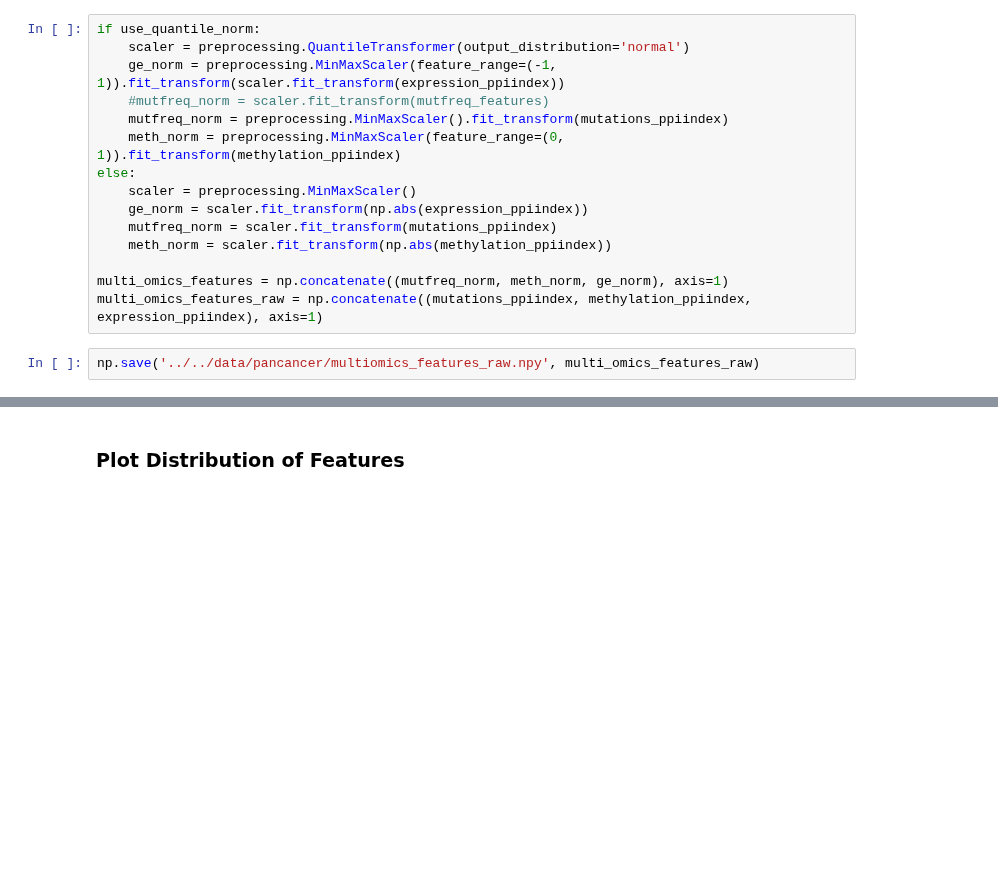
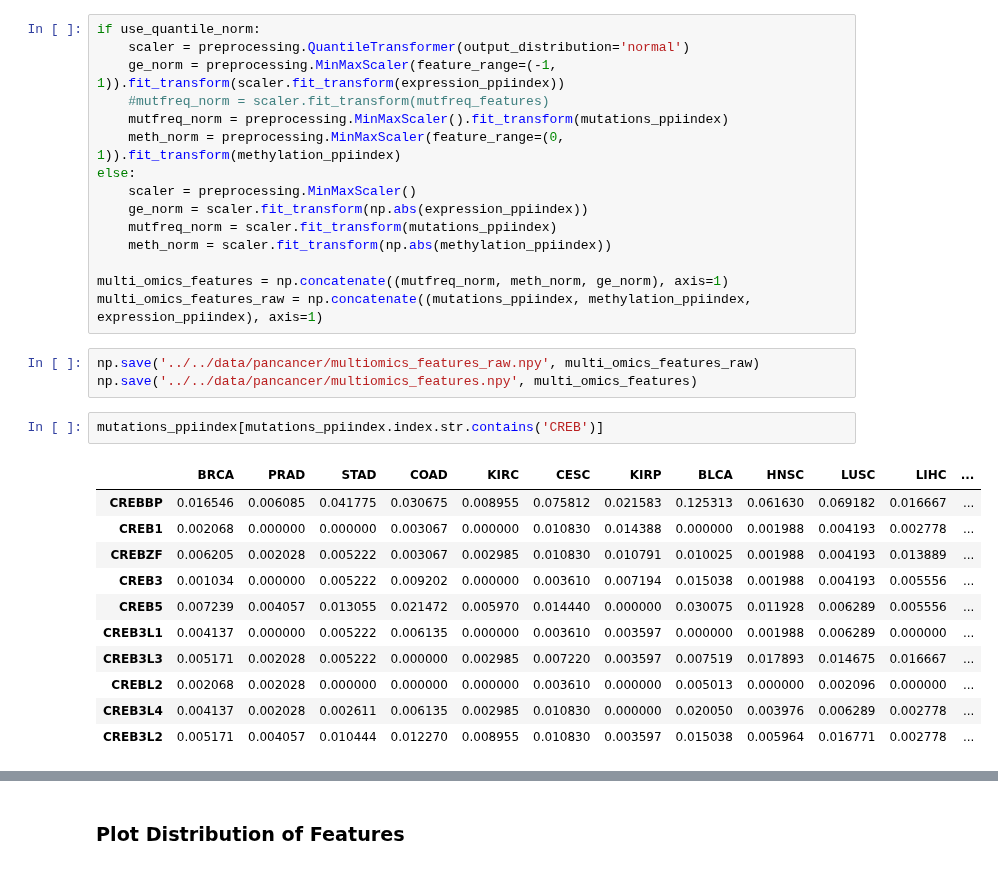
Before and after one commit to schulter/EMOGI, a Jupyter notebook: pancancer/preprocessing/build_multiomics_container.ipynb, the cells around one changed output, grey strips where cells are left out. Drawn from its saved outputs; the diff is of its cells as text; blank space fills up the shorter version.

```diff
--- a/pancancer/preprocessing/build_multiomics_container.ipynb
+++ b/pancancer/preprocessing/build_multiomics_container.ipynb
@@ -211,3 +190,18 @@ multi_omics_features = np.concatenate((mutfreq_norm, meth_norm, ge_norm), axis=1
 multi_omics_features_raw = np.concatenate((mutations_ppiindex, methylation_ppiindex, expression_ppiindex), axis=1)
 # %%
 np.save('../../data/pancancer/multiomics_features_raw.npy', multi_omics_features_raw)
+np.save('../../data/pancancer/multiomics_features.npy', multi_omics_features)
+# %%
+mutations_ppiindex[mutations_ppiindex.index.str.contains('CREB')]
+# %% [output]
+|  | BRCA | PRAD | STAD | COAD | KIRC | CESC | KIRP | BLCA | HNSC | LUSC | LIHC | ... |
+| CREBBP | 0.016546 | 0.006085 | 0.041775 | 0.030675 | 0.008955 | 0.075812 | 0.021583 | 0.125313 | 0.061630 | 0.069182 | 0.016667 | ... |
+| CREB1 | 0.002068 | 0.000000 | 0.000000 | 0.003067 | 0.000000 | 0.010830 | 0.014388 | 0.000000 | 0.001988 | 0.004193 | 0.002778 | ... |
+| CREBZF | 0.006205 | 0.002028 | 0.005222 | 0.003067 | 0.002985 | 0.010830 | 0.010791 | 0.010025 | 0.001988 | 0.004193 | 0.013889 | ... |
+| CREB3 | 0.001034 | 0.000000 | 0.005222 | 0.009202 | 0.000000 | 0.003610 | 0.007194 | 0.015038 | 0.001988 | 0.004193 | 0.005556 | ... |
+| CREB5 | 0.007239 | 0.004057 | 0.013055 | 0.021472 | 0.005970 | 0.014440 | 0.000000 | 0.030075 | 0.011928 | 0.006289 | 0.005556 | ... |
+| CREB3L1 | 0.004137 | 0.000000 | 0.005222 | 0.006135 | 0.000000 | 0.003610 | 0.003597 | 0.000000 | 0.001988 | 0.006289 | 0.000000 | ... |
+| CREB3L3 | 0.005171 | 0.002028 | 0.005222 | 0.000000 | 0.002985 | 0.007220 | 0.003597 | 0.007519 | 0.017893 | 0.014675 | 0.016667 | ... |
+| CREBL2 | 0.002068 | 0.002028 | 0.000000 | 0.000000 | 0.000000 | 0.003610 | 0.000000 | 0.005013 | 0.000000 | 0.002096 | 0.000000 | ... |
+| CREB3L4 | 0.004137 | 0.002028 | 0.002611 | 0.006135 | 0.002985 | 0.010830 | 0.000000 | 0.020050 | 0.003976 | 0.006289 | 0.002778 | ... |
+| CREB3L2 | 0.005171 | 0.004057 | 0.010444 | 0.012270 | 0.008955 | 0.010830 | 0.003597 | 0.015038 | 0.005964 | 0.016771 | 0.002778 | ... |
```
Also changed, not shown: parts of 17 cells of this notebook.
